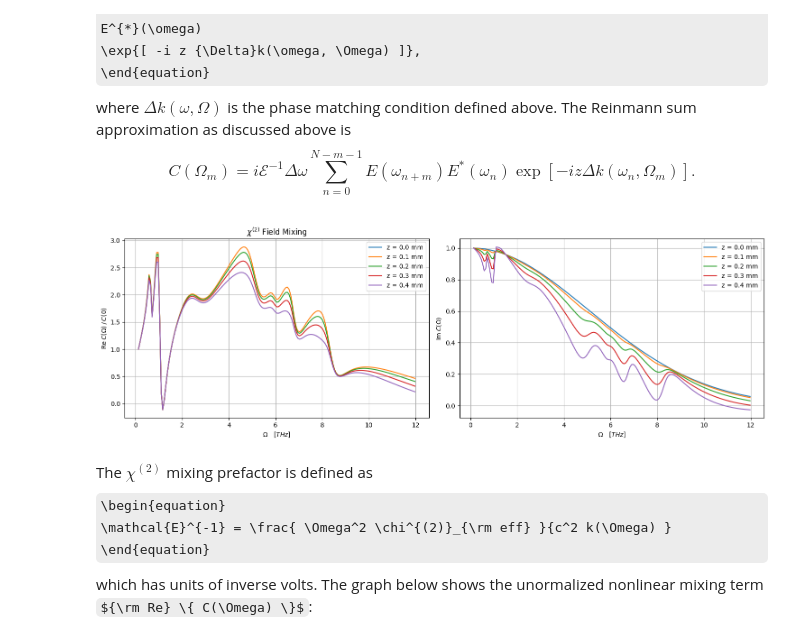
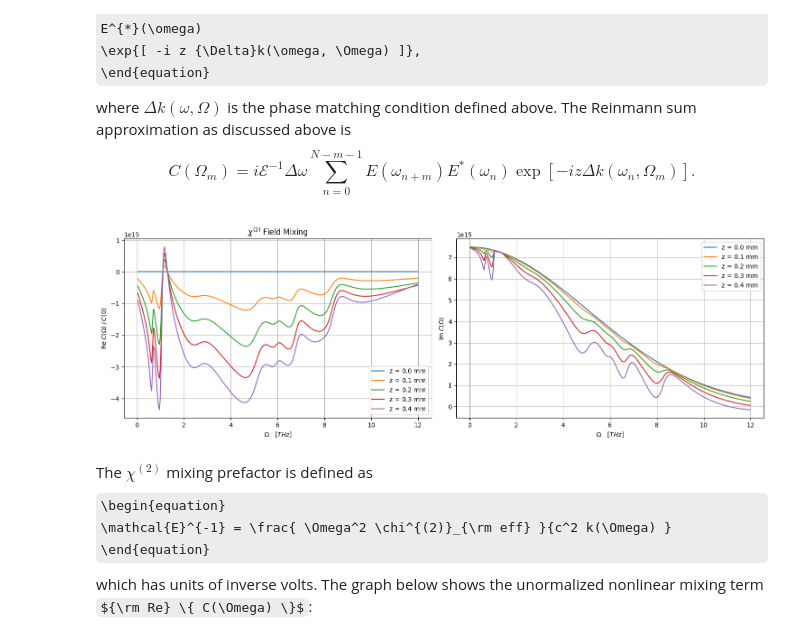
Before and after one commit to p-engel/nonlinear_optics, a Jupyter notebook: optical_rectification/analysis.ipynb, the cells around one changed output. Cells and saved outputs as stored; diff of their text form; code cells hidden in the pictures; some formulas as TeX source.

Commit message:
define kernel for chi2 mixing; implement and unit test cascaded nonlinear mixing

```diff
--- a/optical_rectification/analysis.ipynb
+++ b/optical_rectification/analysis.ipynb
@@ -60,12 +60,12 @@ This result yields the well known time-bandwidth product of a Fourier transform
 \end{equation}
 # %%
 # Example Gaussian Pulse
-w0 = definitions.c / 1468e-9 *1e-12  # [THz]
+w0 = c_thz / 1468e-9  # [THz]
 t_fwhm = 75e-15 * 1e12  # [ps]
 E0 = 5.4315195283 * 1e8  # [V/m]
 pulse = definitions.Gaussian(w0=w0, t_fwhm=t_fwhm, E0=E0)
-sigma = pulse.delta / np.sqrt(2)
-w = np.linspace((w0 - 3*sigma), (w0 + 3*sigma), 2**11)
+sigma = pulse.delta / ( 2 * np.sqrt(2 * np.pi) )
+w = np.linspace((w0 - 3*sigma), (w0 + 3*sigma), 2**10)
 w_fwhm = pulse.delta * np.sqrt(2*np.log(2)) / (2 * np.pi)
 
 fig1, ax = plt.subplots()
@@ -103,16 +103,18 @@ The code below implements $C(k)$, for a field $E(\omega)$ with a Gaussian envelo
 dw = w[1] - w[0]
 print(dw)
 print(len(w))
-N = max(w) - min(w); m_max = int(N / dw)
-mvals = np.arange(0, m_max + 1)
-Ω = mvals * dw
+N = max(w) - min(w);
+Ω = np.arange(0, N/dw + 1) * dw
 
-C_m = [definitions.corr(pulse.field_w(w), dw, m) for m in mvals]
-# norm = abs(pulse.E0_w)**2 * (np.sqrt(2*np.pi) / pulse.tau)
-norm = C_m[0]
+perseval_pref = np.sqrt(  np.pi / (8 * np.pi**2 / pulse.delta**2) )
+norm = perseval_pref * abs(pulse.E0_w)**2
+
+Ew = pulse.field_w(w)
+chi2_mixing = definitions.Chi2_mixing(pulse.field_w(w), dw)
+C_m = chi2_mixing.correlation()
 
 fig2, ax2 = plt.subplots()
-ax2.plot(Ω, C_m / norm, 'k')
+ax2.plot(Ω, C_m.real / norm, 'k')
 ax2.set_title("Correlation of a Gaussian Pulse")
 ax2.set_xlabel(r"$\Omega \quad [THz]$")
 ax2.set_ylabel(r"$C(Ω) \: / \: C(0)$")
@@ -241,38 +243,32 @@ where ${\Delta}k(\omega, \Omega)$ is the phase matching condition defined above.
 np.seterr(invalid='ignore', divide='ignore')
 
 zvals = np.array( [0, 0.1, 0.2, 0.3, 0.4] ) * 1e-3
-C_zm_real = np.zeros( (len(zvals), len(mvals)) )
-C_zm_imag = np.zeros( (len(zvals), len(mvals)) )
+Dk = dispersion.phase_match()
+C_zm = np.zeros((len(zvals), Dk.shape[1]), dtype=complex)
 
 for i, z in enumerate(zvals):
-    C_zm = np.array( [
-        1j * definitions.chi2_mixing(
-            pulse.field_w(w),
-            dw, m, dispersion.phase_match(), z
-        )
-        for m, _ in enumerate(Ω)
-    ] )
-    C_zm_real[i, :] = C_zm.real
-    C_zm_imag[i, :] = C_zm.imag
+    C_zm[i, :] = 1j * definitions.Chi2_mixing(
+        Ew, dw, phase_match=Dk, z=z
+    ).correlation()
 # %%
 fig7, (ax7, ax8) = plt.subplots(figsize=(15, 5), nrows=1, ncols=2)
 
 for i, z in enumerate(zvals):
-    ax7.plot(Ω[1:], (C_zm_real[i, 1:] / C_zm_real[i, 1]), label='z = '+str(z*1e3)+' mm')
-    ax8.plot(Ω[1:], (C_zm_imag[i, 1:] / C_zm_imag[i, 1]), label='z = '+str(z*1e3)+' mm')
+    ax7.plot(Ω[:], C_zm.real[i, :], label='z = '+str(z*1e3)+' mm')
+    ax8.plot(Ω[:], C_zm.imag[i, :], label='z = '+str(z*1e3)+' mm')
 
 ax7.set_title(r"$\chi^{(2)}$ Field Mixing")
 ax7.set_xlabel(r"$\Omega \quad [THz]$")
 ax7.set_ylabel(r"${\rm Re} \: C(Ω) \: / \: C(0)$")
 ax7.legend()
 ax7.grid(True)
 ax8.set_xlabel(r"$\Omega \quad [THz]$")
 ax8.set_ylabel(r"${\rm Im} \: C(Ω)$")
 ax8.legend()
 ax8.grid(True)
 plt.tight_layout()
 # %% [output]
-[figure, old version]
+[figure, new version]
 # %% [markdown]
 The $\chi^{(2)}$ mixing prefactor is defined as
 \begin{equation}
```
Also changed, not shown: parts of 8 cells of this notebook, 4 other files.
